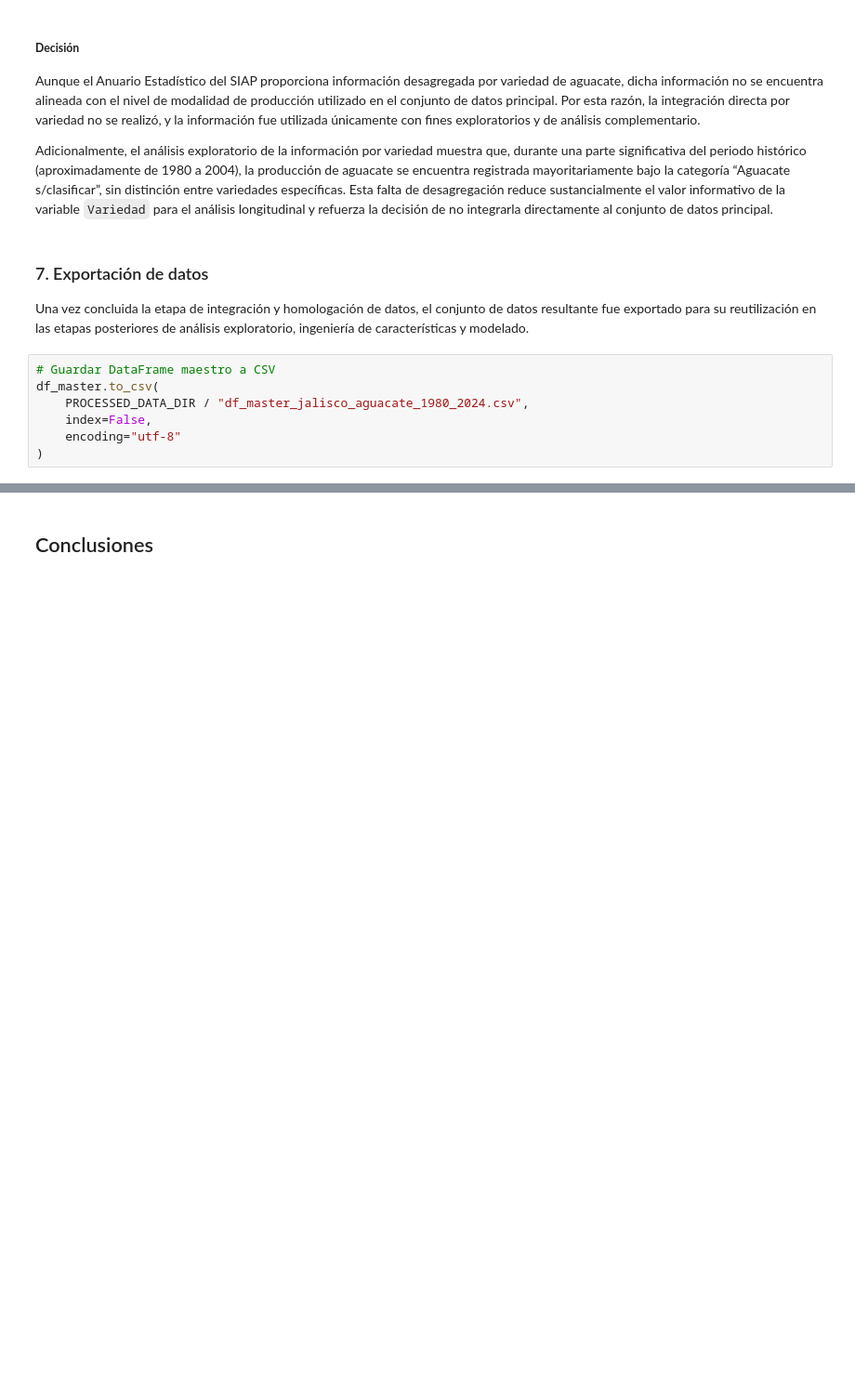
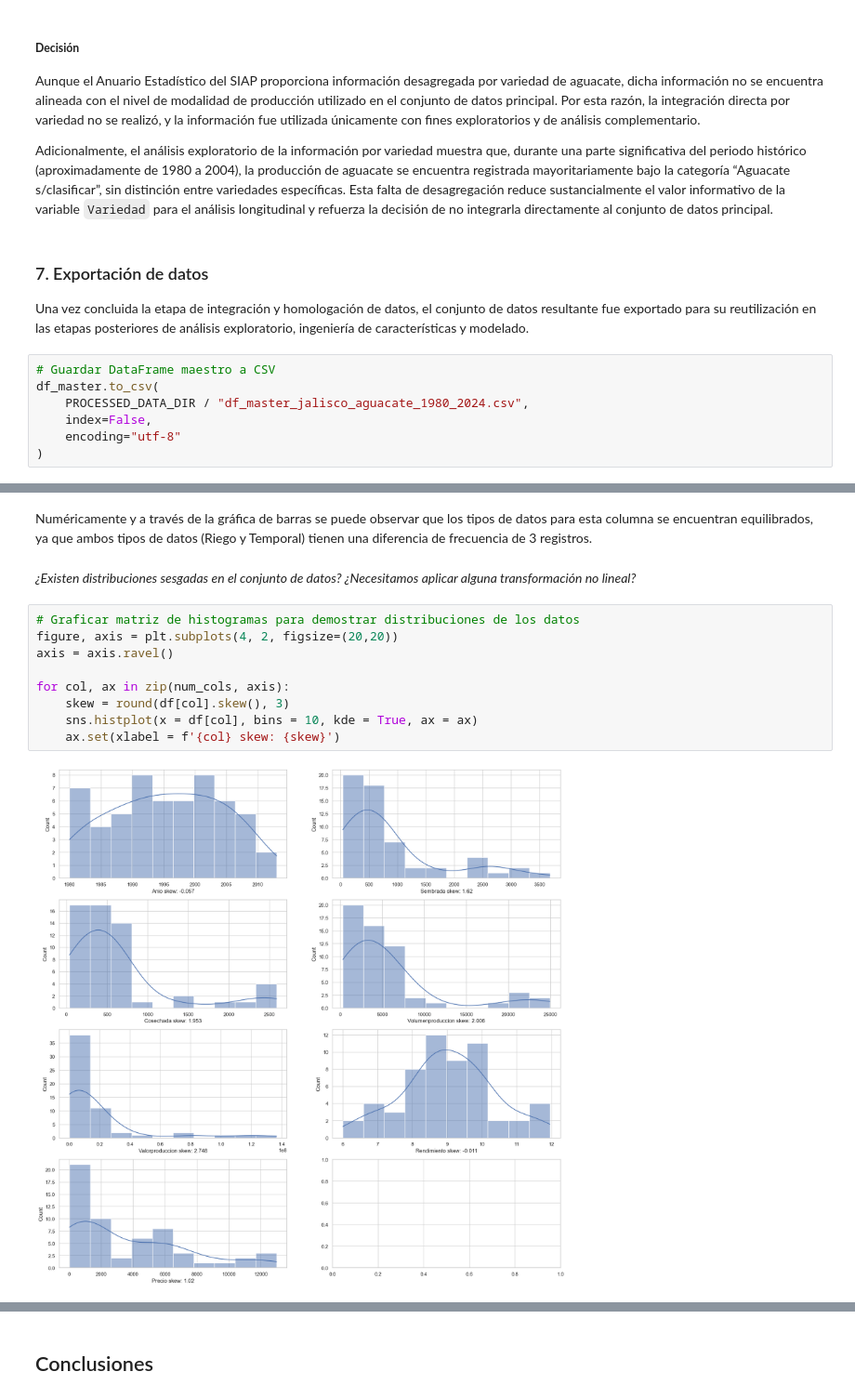
Before and after one commit to juan-pablo-lopez/tc5035-ene26-equipo29, a Jupyter notebook: Avance1.Equipo29.ipynb, the cells around one changed output, grey strips where cells are left out. Shown at 93% size. Drawn from its saved outputs; the diff is of its cells as text; blank space fills up the shorter version.

```diff
--- a/Avance1.Equipo29.ipynb
+++ b/Avance1.Equipo29.ipynb
@@ -760,0 +889,15 @@ texto descriptivo.
+# %% [markdown]
+Numéricamente y a través de la gráfica de barras se puede observar que los tipos de datos para esta columna se encuentran equilibrados, ya que ambos tipos de datos (Riego y Temporal) tienen una diferencia de frecuencia de 3 registros.
+# %% [markdown]
+*¿Existen distribuciones sesgadas en el conjunto de datos? ¿Necesitamos aplicar alguna transformación no lineal?*
+# %%
+# Graficar matriz de histogramas para demostrar distribuciones de los datos
+figure, axis = plt.subplots(4, 2, figsize=(20,20))
+axis = axis.ravel()
+
+for col, ax in zip(num_cols, axis):
+    skew = round(df[col].skew(), 3)
+    sns.histplot(x = df[col], bins = 10, kde = True, ax = ax)
+    ax.set(xlabel = f'{col} skew: {skew}')
+# %% [output]
+[figure, added]
```
Also changed, not shown: parts of 35 cells of this notebook.
